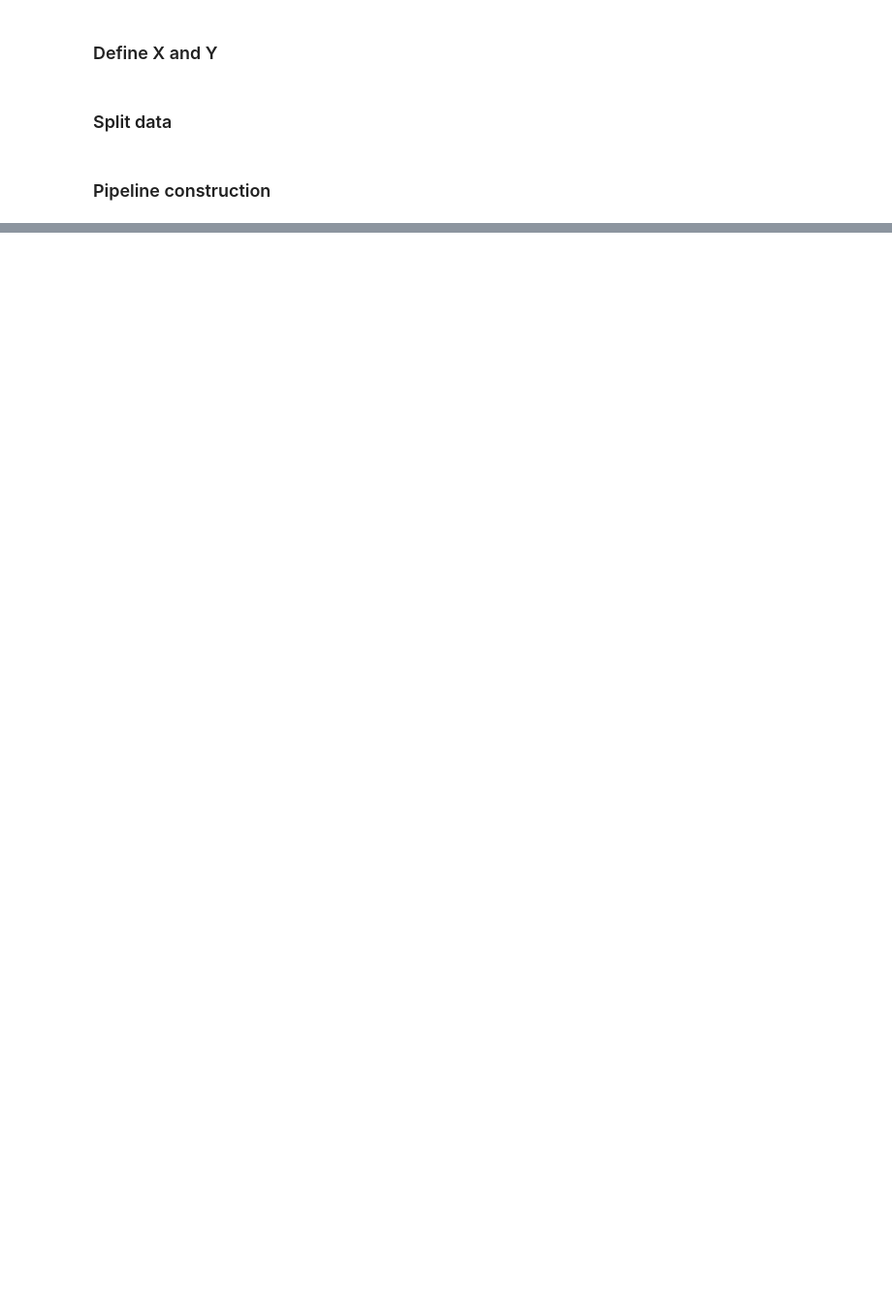
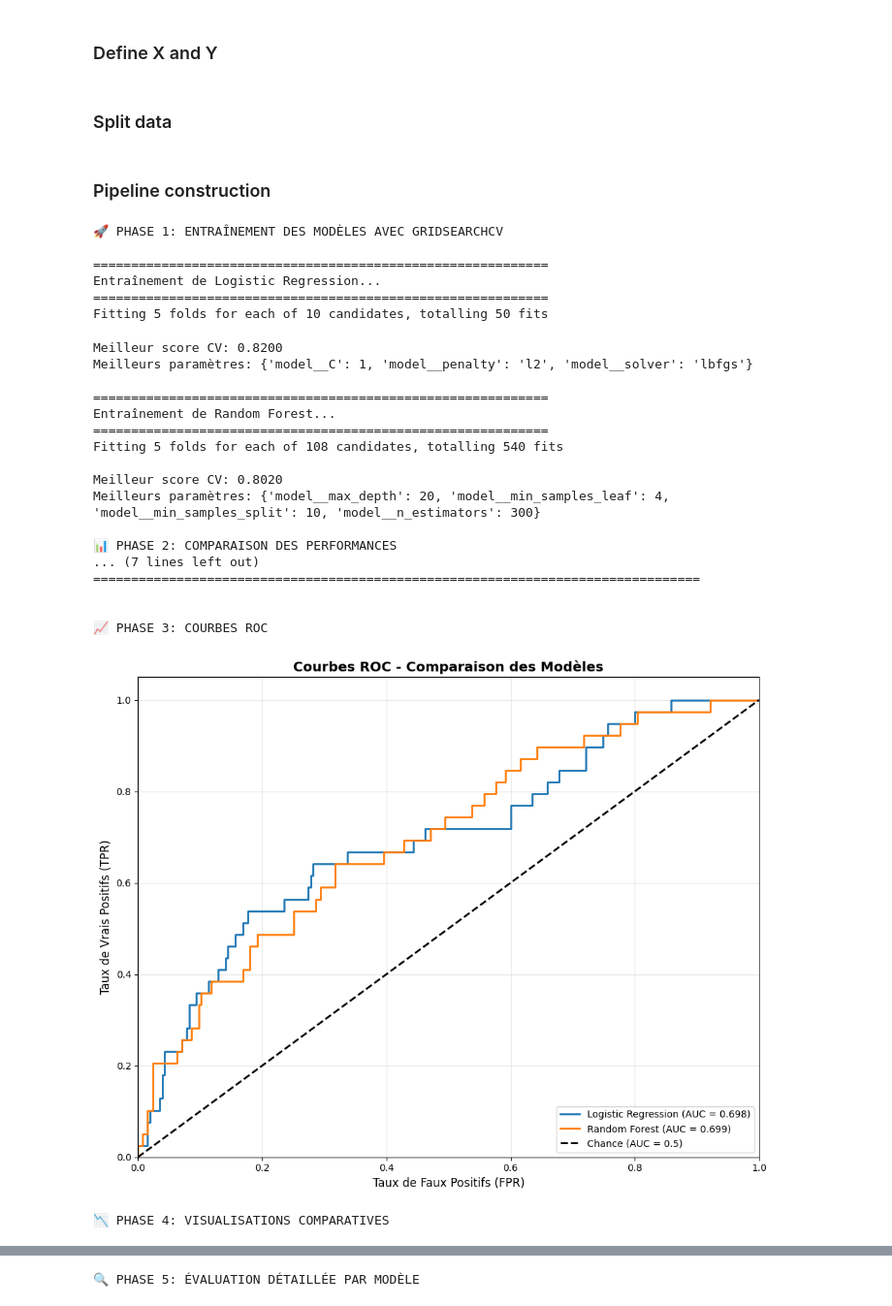
Before and after one commit to Khaoula1025/RetentionAI-Employee-Churn-Prediction-HR-Decision-Support-System-backend-, a Jupyter notebook: ml/notebooks/02_preprocessing&model_training.ipynb, the cells around one changed output, grey strips where cells are left out. Shown at 97% size. Cells and saved outputs as stored; diff of their text form; code cells hidden in the pictures; blank space fills up the shorter version.

Commit message:
RPDDAR-39 Train baseline ML models

```diff
--- a/ml/notebooks/02_preprocessing&model_training.ipynb
+++ b/ml/notebooks/02_preprocessing&model_training.ipynb
@@ -28,8 +28,7 @@ from sklearn.svm import SVC
 from sklearn.metrics import (confusion_matrix, classification_report,
                              roc_curve, roc_auc_score, accuracy_score,
                              precision_score, recall_score, f1_score)
-import warnings
-warnings.filterwarnings('ignore')
+
 
 # Définition des colonnes
 cat_cols = ['BusinessTravel', 'Department', 'JobRole', 'MaritalStatus', 'OverTime']
@@ -65,30 +64,10 @@ models_config = {
             'model__min_samples_leaf': [1, 2, 4]
         }
     },
-    'Gradient Boosting': {
-        'model': GradientBoostingClassifier(random_state=42),
-        'params': {
-            'model__n_estimators': [100, 200],
-            'model__learning_rate': [0.01, 0.1, 0.2],
-            'model__max_depth': [3, 5, 7],
-            'model__subsample': [0.8, 1.0]
-        }
-    },
-    'SVM': {
-        'model': SVC(probability=True, random_state=42),
-        'params': {
-            'model__C': [0.1, 1, 10],
-            'model__kernel': ['rbf', 'linear'],
-            'model__gamma': ['scale', 'auto']
-        }
-    }
 }
 
 # ========== 2. ENTRAÎNEMENT AVEC GRIDSEARCHCV ==========
 def train_models(X_train, y_train):
-    """
-    Entraîne tous les modèles avec GridSearchCV
-    """
     trained_models = {}
 
     for model_name, config in models_config.items():
@@ -153,7 +132,7 @@ def plot_roc_curve(models_dict, X_test, y_test):
         y_pred_proba = grid_search.predict_proba(X_test)[:, 1]
 
         # Calculer ROC
-        fpr, tpr, _ = roc_curve(y_test, y_pred_proba)
+        fpr, tpr, _ = roc_curve(y_test, y_pred_proba, pos_label='Yes')
         auc_score = roc_auc_score(y_test, y_pred_proba)
 
         # Tracer
@@ -198,9 +177,9 @@ def create_comparison_table(models_dict, X_test, y_test):
         results.append({
             'Modèle': model_name,
             'Accuracy': accuracy_score(y_test, y_pred),
-            'Precision': precision_score(y_test, y_pred),
-            'Recall': recall_score(y_test, y_pred),
-            'F1-Score': f1_score(y_test, y_pred),
+            'Precision': precision_score(y_test, y_pred, pos_label='Yes'),
+            'Recall': recall_score(y_test, y_pred, pos_label='Yes'),
+            'F1-Score': f1_score(y_test, y_pred, pos_label='Yes'),
             'ROC-AUC': roc_auc_score(y_test, y_pred_proba),
             'CV Score': grid_search.best_score_
         })
@@ -275,45 +254,56 @@ def evaluate_models(X_train, X_test, y_train, y_test):
     plot_metrics_comparison(df_results)
 
     # 5. Évaluation détaillée de chaque modèle
     print("\n🔍 PHASE 5: ÉVALUATION DÉTAILLÉE PAR MODÈLE")
     for model_name, grid_search in trained_models.items():
         y_pred = grid_search.predict(X_test)
 
         # Matrice de confusion
         plot_confusion_matrix(y_test, y_pred, model_name)
 
         # Rapport de classification
         print_classification_report(y_test, y_pred, model_name)
 
     # 6. Meilleur modèle
     best_model_name = df_results.iloc[0]['Modèle']
     best_model = trained_models[best_model_name]
 
     print(f"\n🏆 MEILLEUR MODÈLE: {best_model_name}")
     print(f"ROC-AUC: {df_results.iloc[0]['ROC-AUC']:.4f}")
 
     return trained_models, df_results, best_model
 
-# ========== EXEMPLE D'UTILISATION ==========
-"""
-# Charger vos données
-df = pd.read_csv('votre_fichier.csv')
-
-# Séparer X et y
-X = df[cat_cols + num_cols]
-y = df['Attrition']  # Assurez-vous que c'est binaire (0/1)
-
-# Split train/test
-X_train, X_test, y_train, y_test = train_test_split(
-    X, y, test_size=0.2, random_state=42, stratify=y
-)
-
 # Lancer l'évaluation complète
 trained_models, results_df, best_model = evaluate_models(
     X_train, X_test, y_train, y_test
 )
 
 # Faire des prédictions avec le meilleur modèle
 predictions = best_model.predict(X_test)
 probabilities = best_model.predict_proba(X_test)
-"""
+# %% [output]
+🚀 PHASE 1: ENTRAÎNEMENT DES MODÈLES AVEC GRIDSEARCHCV
+
+============================================================
+Entraînement de Logistic Regression...
+============================================================
+Fitting 5 folds for each of 10 candidates, totalling 50 fits
+Meilleur score CV: 0.8200
+Meilleurs paramètres: {'model__C': 1, 'model__penalty': 'l2', 'model__solver': 'lbfgs'}
+
+============================================================
+Entraînement de Random Forest...
+============================================================
+Fitting 5 folds for each of 108 candidates, totalling 540 fits
+
+Meilleur score CV: 0.8020
+Meilleurs paramètres: {'model__max_depth': 20, 'model__min_samples_leaf': 4, 'model__min_samples_split': 10, 'model__n_estimators': 300}
+
+📊 PHASE 2: COMPARAISON DES PERFORMANCES
+... (7 lines left out)
+================================================================================
+
+
+📈 PHASE 3: COURBES ROC
+[figure, added]
+📉 PHASE 4: VISUALISATIONS COMPARATIVES
@@ -319,0 +311 @@ probabilities = best_model.predict_proba(X_test)
+🔍 PHASE 5: ÉVALUATION DÉTAILLÉE PAR MODÈLE
```
Also changed, not shown: parts of 3 cells of this notebook, 4 other files.
